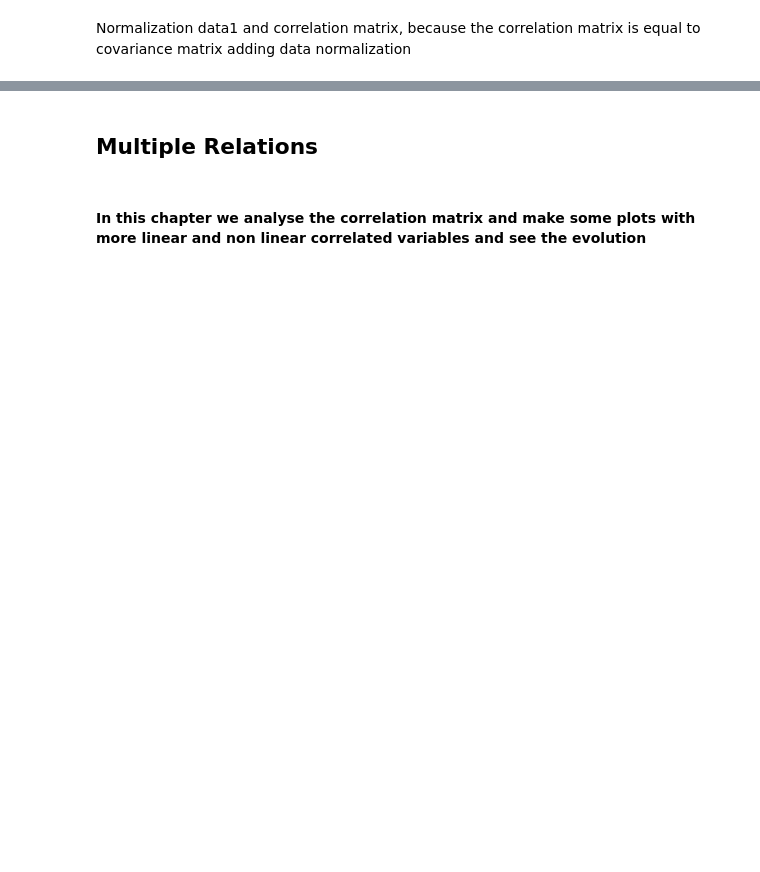
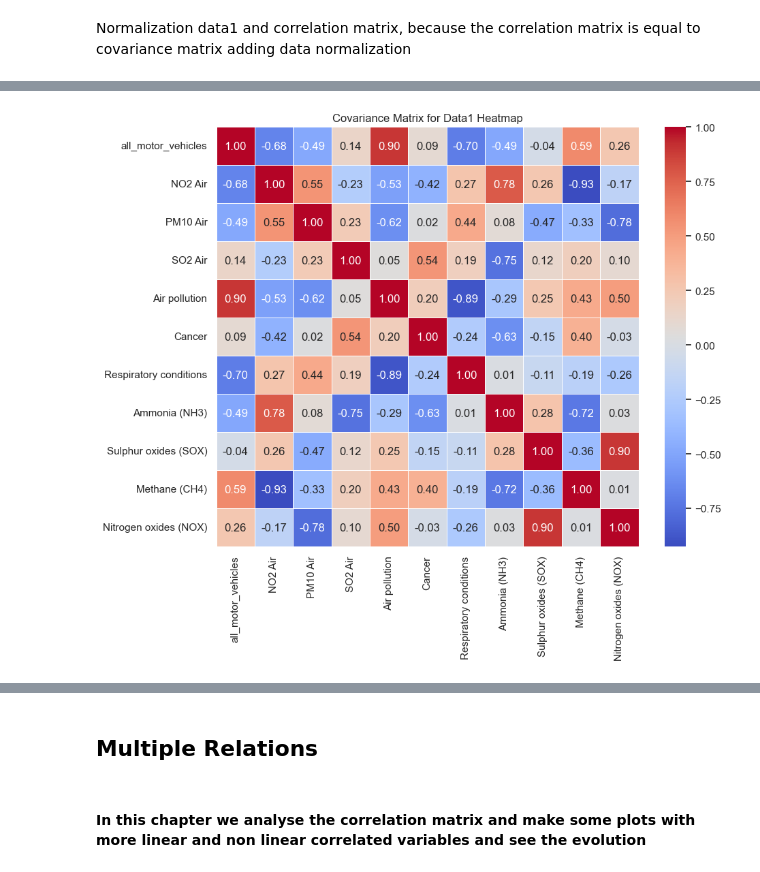
Before and after one commit to GuilhermeCasal/DataManagementFCD, a Jupyter notebook: secondDelivery.ipynb, the cells around one changed output, grey strips where cells are left out. Drawn from its saved outputs; the diff is of its cells as text; code cells hidden in the pictures; blank space fills up the shorter version.

```diff
--- a/secondDelivery.ipynb
+++ b/secondDelivery.ipynb
@@ -123,0 +118,14 @@ data1Norm.cov()
+# %%
+data1CovMatrix = data1Norm.cov()
+#data1CovMatrix
+#data1.corr()
+
+data2CovMatrix = data2Norm.cov()
+#data2CovMatrix
+# %%
+plt.figure(figsize=(10, 8))
+sns.heatmap(data1CovMatrix, annot=True, cmap='coolwarm', fmt=".2f", linewidths=0.5)
+plt.title('Covariance Matrix for Data1 Heatmap')
+plt.show()
+# %% [output]
+[figure, added]
```
Also changed, not shown: parts of 16 cells of this notebook.
